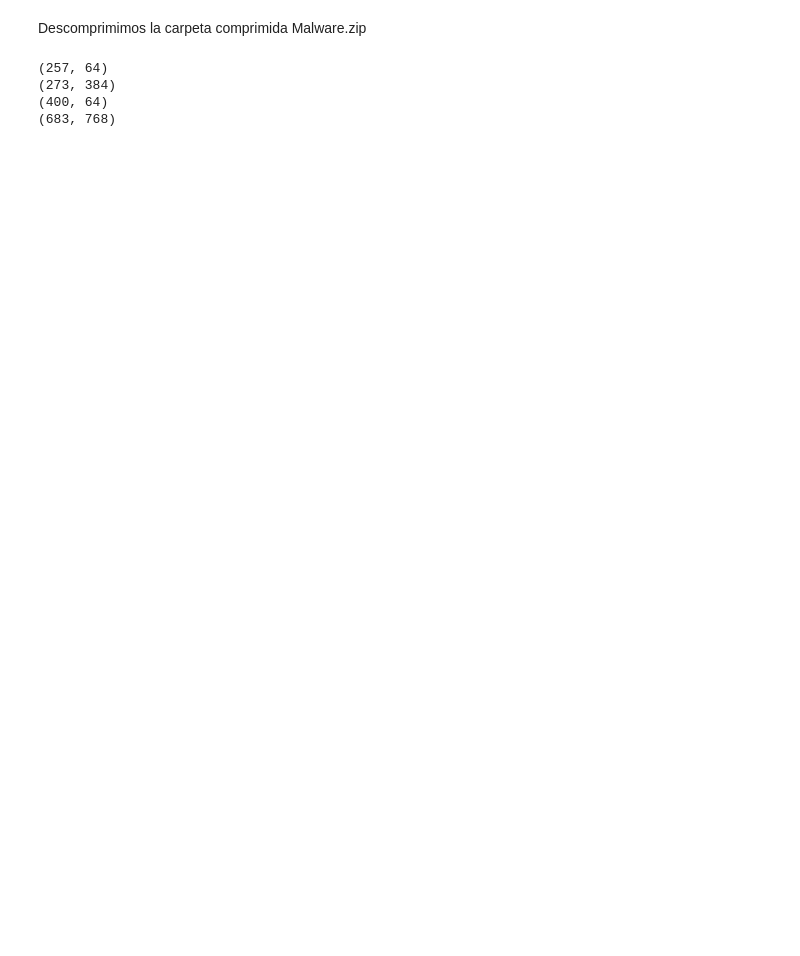
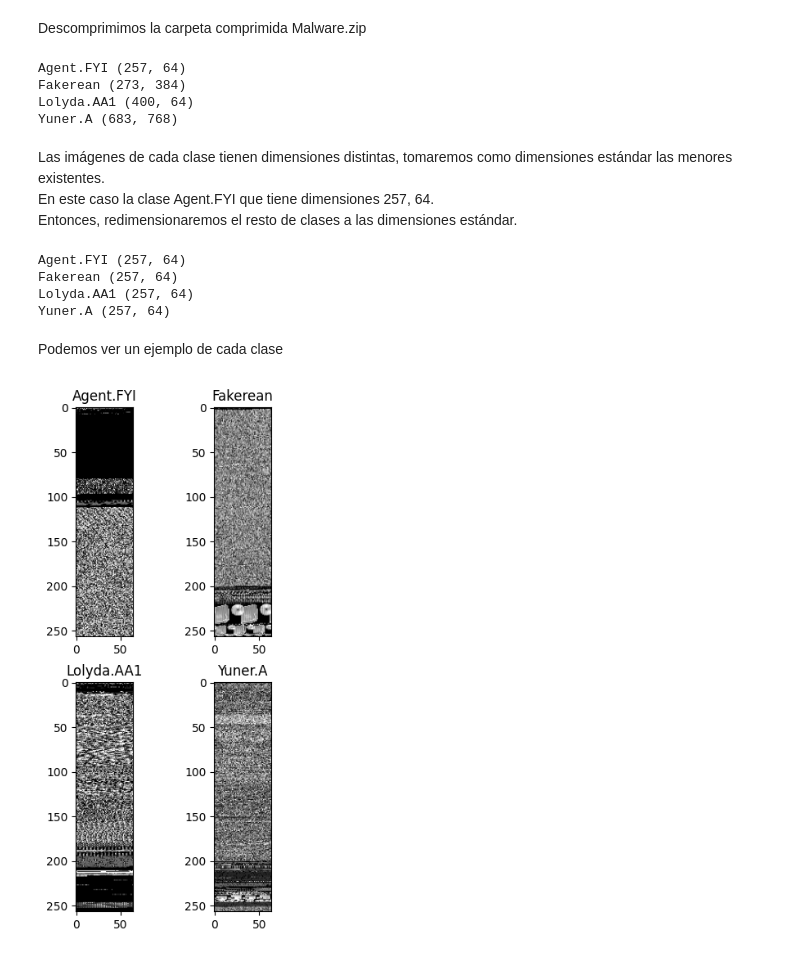
Before and after one commit to Alf-caput/LAB03_Clasificacion, a Jupyter notebook: LAB03_Clasificacion.ipynb, the cells around one changed output. Cells and saved outputs as stored; diff of their text form; code cells hidden in the pictures; blank space fills up the shorter version.

Commit message:
visualize image

```diff
--- a/LAB03_Clasificacion.ipynb
+++ b/LAB03_Clasificacion.ipynb
@@ -27,7 +27,8 @@ if not os.path.exists(output_dir):
 import cv2
 
 data = dict()
-for label in os.listdir(output_dir):
+labels = os.listdir(output_dir)
+for label in labels:
     data[label] = []
     class_dir = os.path.join(output_dir, label)
     for image in os.listdir(class_dir):
@@ -35,9 +36,45 @@ for label in os.listdir(output_dir):
         data[label].append(image)
 # %%
 for label in os.listdir(output_dir):
-    print(data[label][0].shape)
+    print(label, data[label][0].shape)
 # %% [output]
-(257, 64)
-(273, 384)
-(400, 64)
-(683, 768)
+Agent.FYI (257, 64)
+Fakerean (273, 384)
+Lolyda.AA1 (400, 64)
+Yuner.A (683, 768)
+# %% [markdown]
+Las imágenes de cada clase tienen dimensiones distintas, tomaremos como dimensiones estándar las menores existentes.
+En este caso la clase Agent.FYI que tiene dimensiones 257, 64.
+Entonces, redimensionaremos el resto de clases a las dimensiones estándar.
+# %%
+labels = os.listdir(output_dir)
+std_label, *non_std_labels = labels
+std_size = data[std_label][0].shape
+
+for label in labels:
+    for i, image in enumerate(data[label]):
+        data[label][i] = cv2.resize(image, std_size[::-1]) # due to cv2.resize use (width, height) we reverse dimensions
+# %%
+for label in os.listdir(output_dir):
+    print(label, data[label][0].shape)
+# %% [output]
+Agent.FYI (257, 64)
+Fakerean (257, 64)
+Lolyda.AA1 (257, 64)
+Yuner.A (257, 64)
+# %% [markdown]
+Podemos ver un ejemplo de cada clase
+# %%
+import matplotlib.pyplot as plt
+
+fig, axs = plt.subplots(2, 2, figsize=(4, 8))
+
+for idx, label in enumerate(data):
+    row = idx // 2
+    col = idx % 2
+    axs[row, col].imshow(data[label][0], cmap='gray')
+    axs[row, col].set_title(label)
+
+plt.show()
+# %% [output]
+[figure, added]
```
